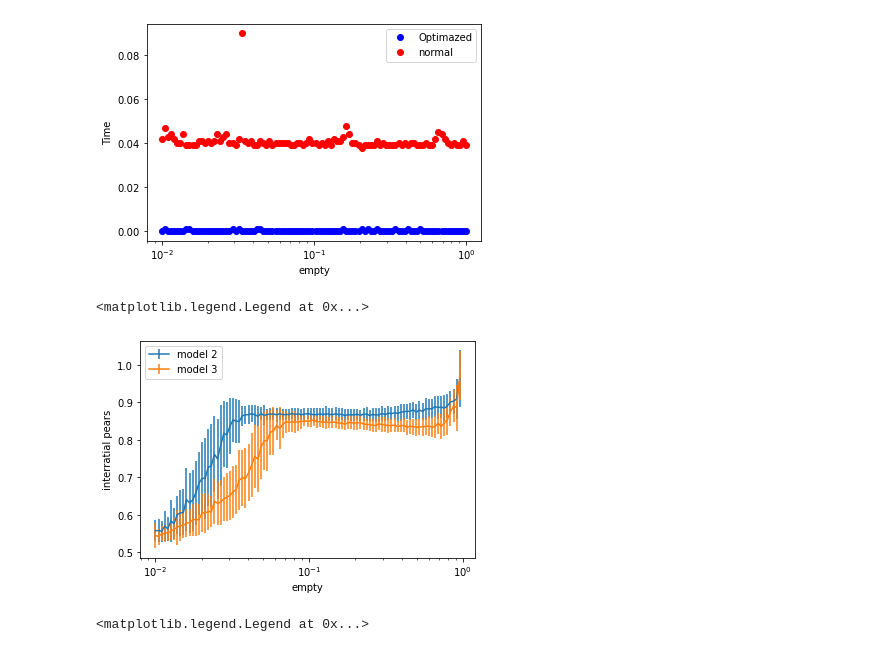
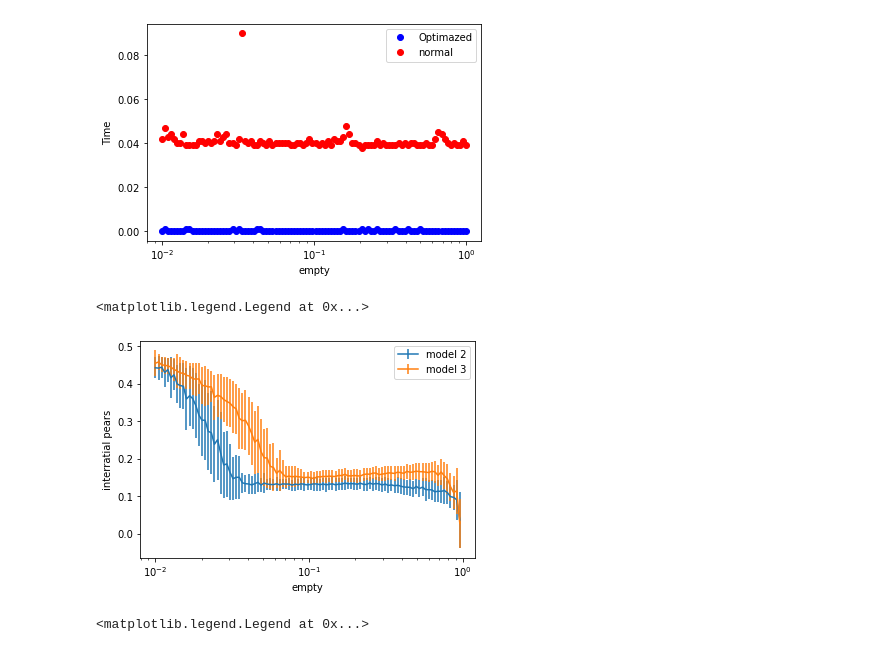
Before and after one commit to quimort/schellings-model, a Jupyter notebook: analisis.ipynb, the cells around one changed output. Cells and saved outputs as stored; diff of their text form; code cells hidden in the pictures.

```diff
--- a/analisis.ipynb
+++ b/analisis.ipynb
@@ -53,15 +54,15 @@ for i in indexes:
 df2 = df2.groupby("vacant").mean()
 df3 = df3.groupby("vacant").mean()
 # %%
-plt.errorbar(df2.index,df2['mean interratial pears final'],yerr=deviation2['mean interratial pears final'],label="model 2")
-plt.errorbar(df3.index,df3['mean interratial pears final'],yerr=deviation3['mean interratial pears final'],label="model 3")
+plt.errorbar(df2.index,1-df2['mean interratial pears final'],yerr=deviation2['mean interratial pears final'],label="model 2")
+plt.errorbar(df3.index,1-df3['mean interratial pears final'],yerr=deviation3['mean interratial pears final'],label="model 3")
 plt.xlabel("empty")
 plt.ylabel("interratial pears")
 plt.xscale('log')
 plt.legend()
 # %% [output]
 <matplotlib.legend.Legend at 0x...>
-[figure, old version]
+[figure, new version]
 # %%
 plt.errorbar(df2.index,df2['similarity ratio final'],yerr=deviation2['similarity ratio final'],label="model 2")
 plt.errorbar(df3.index,df3['similarity ratio final'],yerr=deviation3['similarity ratio final'],label="model 3")
```
Also changed, not shown: parts of 1 cell of this notebook.
